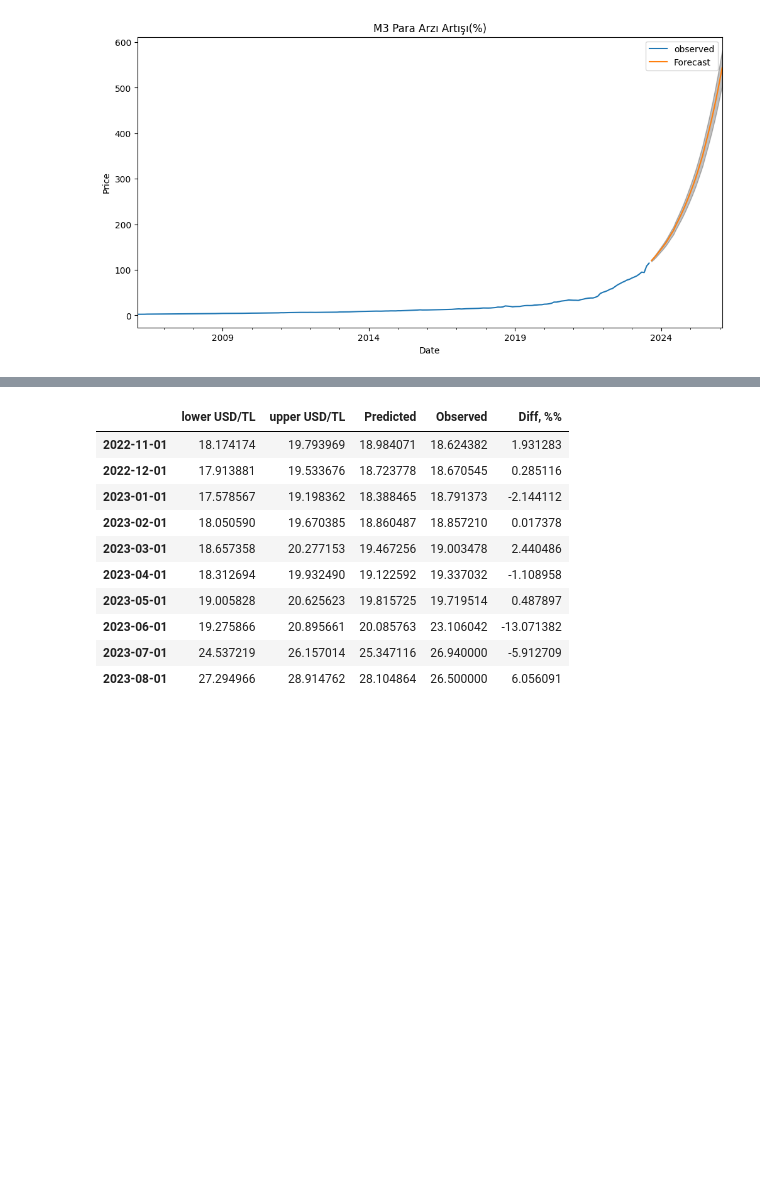
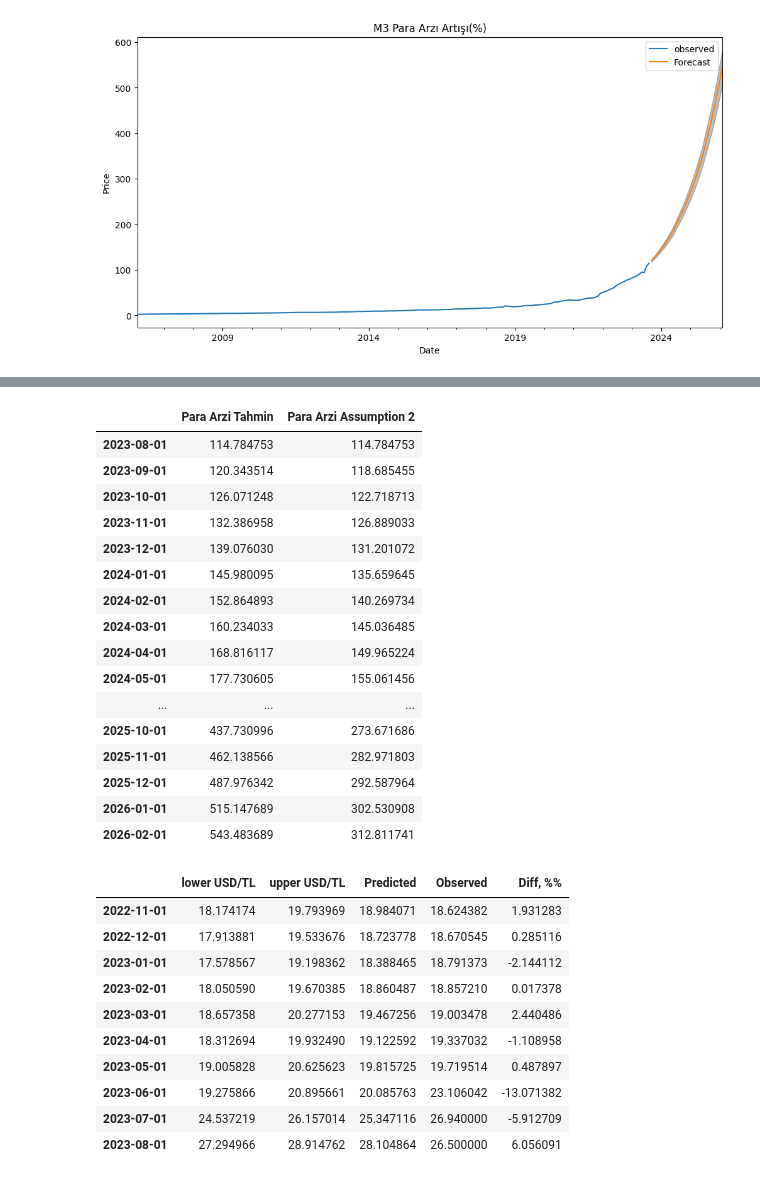
Before and after one commit to kaboya19/InflationForecast, a Jupyter notebook: InflationForecast.ipynb, the cells around one changed output, grey strips where cells are left out. Saved outputs shown, nothing was run; the diff lists cells and outputs as text; code cells hidden in the pictures; blank space fills up the shorter version.

```diff
--- a/InflationForecast.ipynb
+++ b/InflationForecast.ipynb
@@ -619,3 +610,34 @@ def paraarziassumption(y):
+# %%
+y=float(input('Para Arzi Aylık En Fazla % Kaç Artacağını Girin: '))
+def paraarziassumption(y):
+   drop_percentage = random.uniform(1.005, 1+(y/100))
+
+   paraarzitahmin["Para Arzi Assumption 2"]=paraarzitahmin["Para Arzi Tahmin"]
+
+   for i in range(0, len(paraarzitahmin)-1):
+
+      paraarzitahmin["Para Arzi Assumption 2"][i+1]=paraarzitahmin["Para Arzi Assumption 2"][i]*drop_percentage
+   return paraarzitahmin
+
+paraarziassumption(y)
+# %% [output]
+|  | Para Arzi Tahmin | Para Arzi Assumption 2 |
+| 2023-08-01 | 114.784753 | 114.784753 |
+| 2023-09-01 | 120.343514 | 118.685455 |
+| 2023-10-01 | 126.071248 | 122.718713 |
+| 2023-11-01 | 132.386958 | 126.889033 |
+| 2023-12-01 | 139.076030 | 131.201072 |
+| 2024-01-01 | 145.980095 | 135.659645 |
+| 2024-02-01 | 152.864893 | 140.269734 |
+| 2024-03-01 | 160.234033 | 145.036485 |
+| 2024-04-01 | 168.816117 | 149.965224 |
+| 2024-05-01 | 177.730605 | 155.061456 |
+| ... | ... | ... |
+| 2025-10-01 | 437.730996 | 273.671686 |
+| 2025-11-01 | 462.138566 | 282.971803 |
+| 2025-12-01 | 487.976342 | 292.587964 |
+| 2026-01-01 | 515.147689 | 302.530908 |
+| 2026-02-01 | 543.483689 | 312.811741 |
 # %%
 import statsmodels.api as sm
 mod = sm.tsa.statespace.SARIMAX(df6["USD/TL"].astype(float),
```
Also changed, not shown: parts of 9 cells of this notebook.
